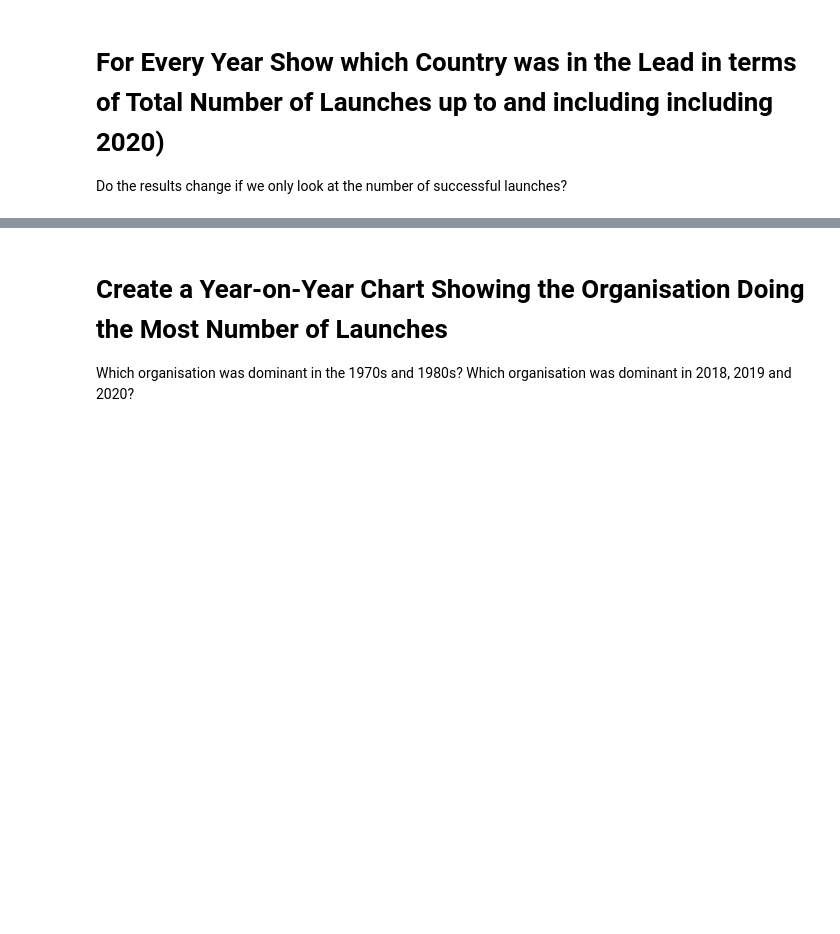
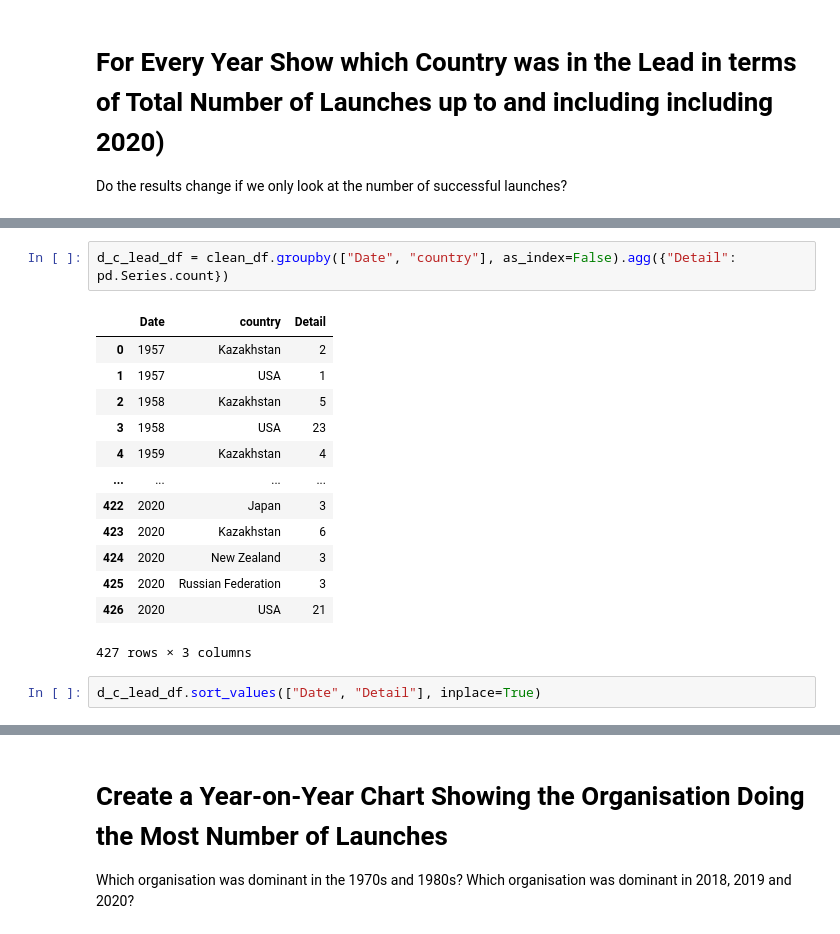
Before and after one commit to nkp1111/python-projects, a Jupyter notebook: 18.analyse_and_visualise_the_space_race/Space_Missions_Analysis_(start).ipynb, the cells around one changed output, grey strips where cells are left out. Saved outputs shown, nothing was run; the diff lists cells and outputs as text; blank space fills up the shorter version.

```diff
--- a/18.analyse_and_visualise_the_space_race/Space_Missions_Analysis_(start).ipynb
+++ b/18.analyse_and_visualise_the_space_race/Space_Missions_Analysis_(start).ipynb
@@ -1019,0 +1054,18 @@ Do the results change if we only look at the number of successful launches?
+# %%
+d_c_lead_df = clean_df.groupby(["Date", "country"], as_index=False).agg({"Detail": pd.Series.count})
+# %% [output]
+|  | Date | country | Detail |
+| 0 | 1957 | Kazakhstan | 2 |
+| 1 | 1957 | USA | 1 |
+| 2 | 1958 | Kazakhstan | 5 |
+| 3 | 1958 | USA | 23 |
+| 4 | 1959 | Kazakhstan | 4 |
+| ... | ... | ... | ... |
+| 422 | 2020 | Japan | 3 |
+| 423 | 2020 | Kazakhstan | 6 |
+| 424 | 2020 | New Zealand | 3 |
+| 425 | 2020 | Russian Federation | 3 |
+| 426 | 2020 | USA | 21 |
+427 rows × 3 columns
+# %%
+d_c_lead_df.sort_values(["Date", "Detail"], inplace=True)
```
Also changed, not shown: parts of 7 cells of this notebook, 1 other file.
